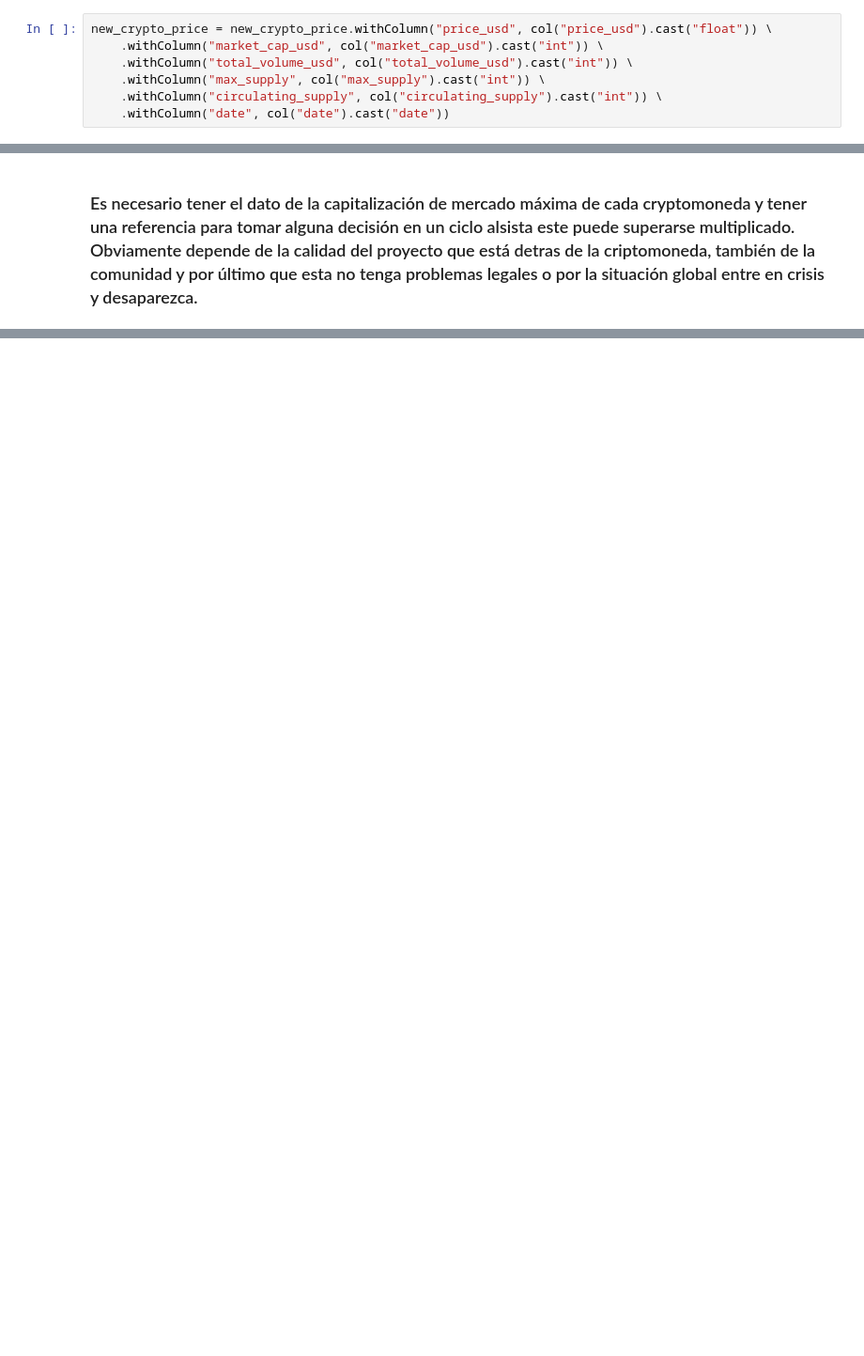
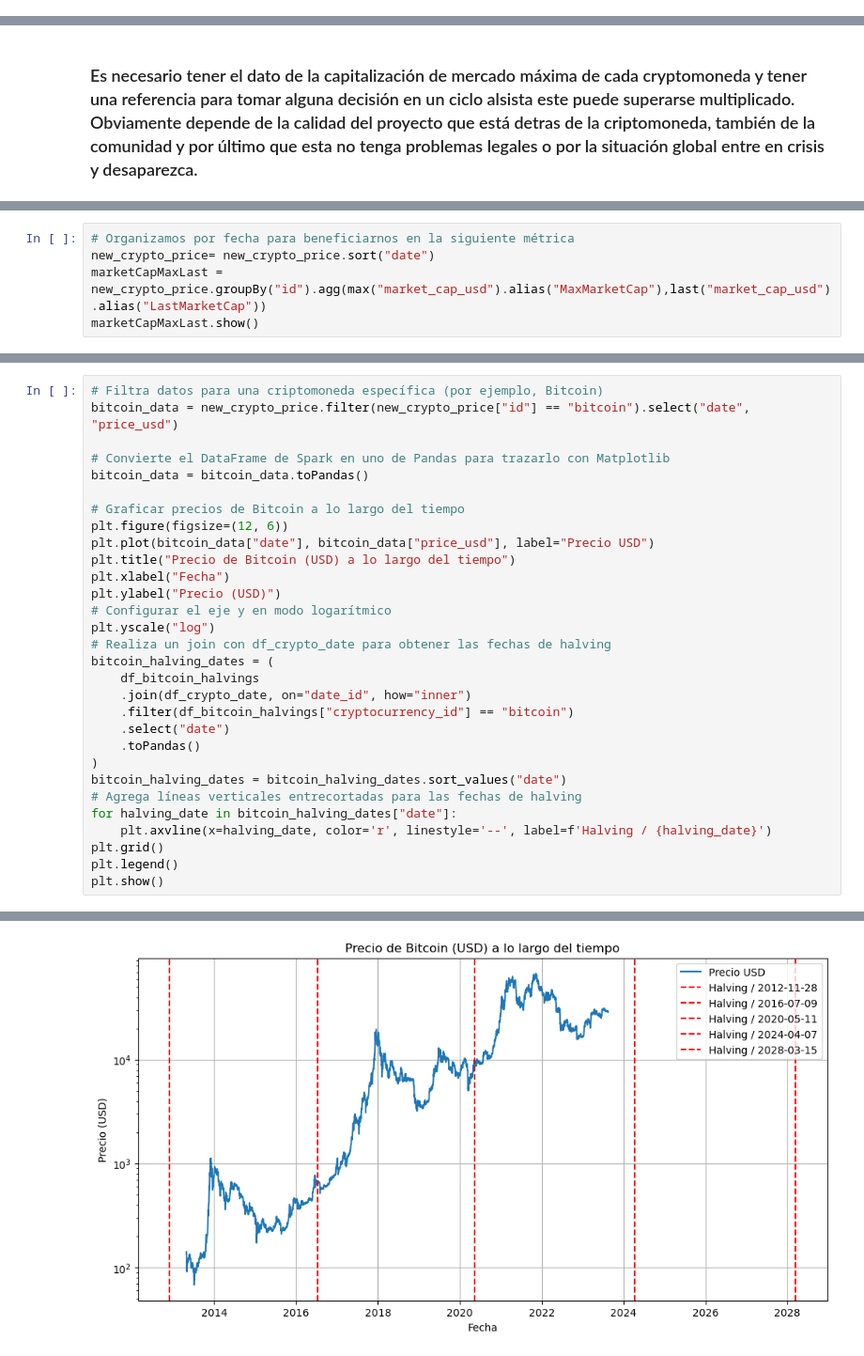
Before and after one commit to cistelsa/Cryptocurrency_Market_Data_Analytics, a Jupyter notebook: Análisis_exploratorio_de_datos_(EDA).ipynb, the cells around one changed output, grey strips where cells are left out. Shown at 94% size. Cells and saved outputs as stored; diff of their text form; blank space fills up the shorter version.

```diff
--- a/Análisis_exploratorio_de_datos_(EDA).ipynb
+++ b/Análisis_exploratorio_de_datos_(EDA).ipynb
@@ -128,7 +129,0 @@ StatementMeta(, e3de1aa1-2b86-4b13-99ad-9945b8342ae5, 20, Finished, Available)
-# %%
-new_crypto_price = new_crypto_price.withColumn("price_usd", col("price_usd").cast("float")) \
-    .withColumn("market_cap_usd", col("market_cap_usd").cast("int")) \
-    .withColumn("total_volume_usd", col("total_volume_usd").cast("int")) \
-    .withColumn("max_supply", col("max_supply").cast("int")) \
-    .withColumn("circulating_supply", col("circulating_supply").cast("int")) \
-    .withColumn("date", col("date").cast("date"))
@@ -176,0 +211,5 @@ SynapseWidget(Synapse.DataFrame, aec5c845-3765-4884-9880-6c36540a53e3)
+# %%
+# Organizamos por fecha para beneficiarnos en la siguiente métrica
+new_crypto_price= new_crypto_price.sort("date")
+marketCapMaxLast = new_crypto_price.groupBy("id").agg(max("market_cap_usd").alias("MaxMarketCap"),last("market_cap_usd").alias("LastMarketCap"))
+marketCapMaxLast.show()
@@ -176,0 +358,31 @@ SynapseWidget(Synapse.DataFrame, aec5c845-3765-4884-9880-6c36540a53e3)
+# %%
+# Filtra datos para una criptomoneda específica (por ejemplo, Bitcoin)
+bitcoin_data = new_crypto_price.filter(new_crypto_price["id"] == "bitcoin").select("date", "price_usd")
+
+# Convierte el DataFrame de Spark en uno de Pandas para trazarlo con Matplotlib
+bitcoin_data = bitcoin_data.toPandas()
+
+# Graficar precios de Bitcoin a lo largo del tiempo
+plt.figure(figsize=(12, 6))
+plt.plot(bitcoin_data["date"], bitcoin_data["price_usd"], label="Precio USD")
+plt.title("Precio de Bitcoin (USD) a lo largo del tiempo")
+plt.xlabel("Fecha")
+plt.ylabel("Precio (USD)")
+# Configurar el eje y en modo logarítmico
+plt.yscale("log")
+# Realiza un join con df_crypto_date para obtener las fechas de halving
+bitcoin_halving_dates = (
+    df_bitcoin_halvings
+    .join(df_crypto_date, on="date_id", how="inner")
+    .filter(df_bitcoin_halvings["cryptocurrency_id"] == "bitcoin")
+    .select("date")
+    .toPandas()
+)
+bitcoin_halving_dates = bitcoin_halving_dates.sort_values("date")
+# Agrega líneas verticales entrecortadas para las fechas de halving
+for halving_date in bitcoin_halving_dates["date"]:
+    plt.axvline(x=halving_date, color='r', linestyle='--', label=f'Halving / {halving_date}')
+plt.grid()
+plt.legend()
+plt.show()
+# %% [output]
@@ -176,0 +390 @@ SynapseWidget(Synapse.DataFrame, aec5c845-3765-4884-9880-6c36540a53e3)
+[figure, added]
```
Also changed, not shown: parts of 47 cells of this notebook, 3 other files.
